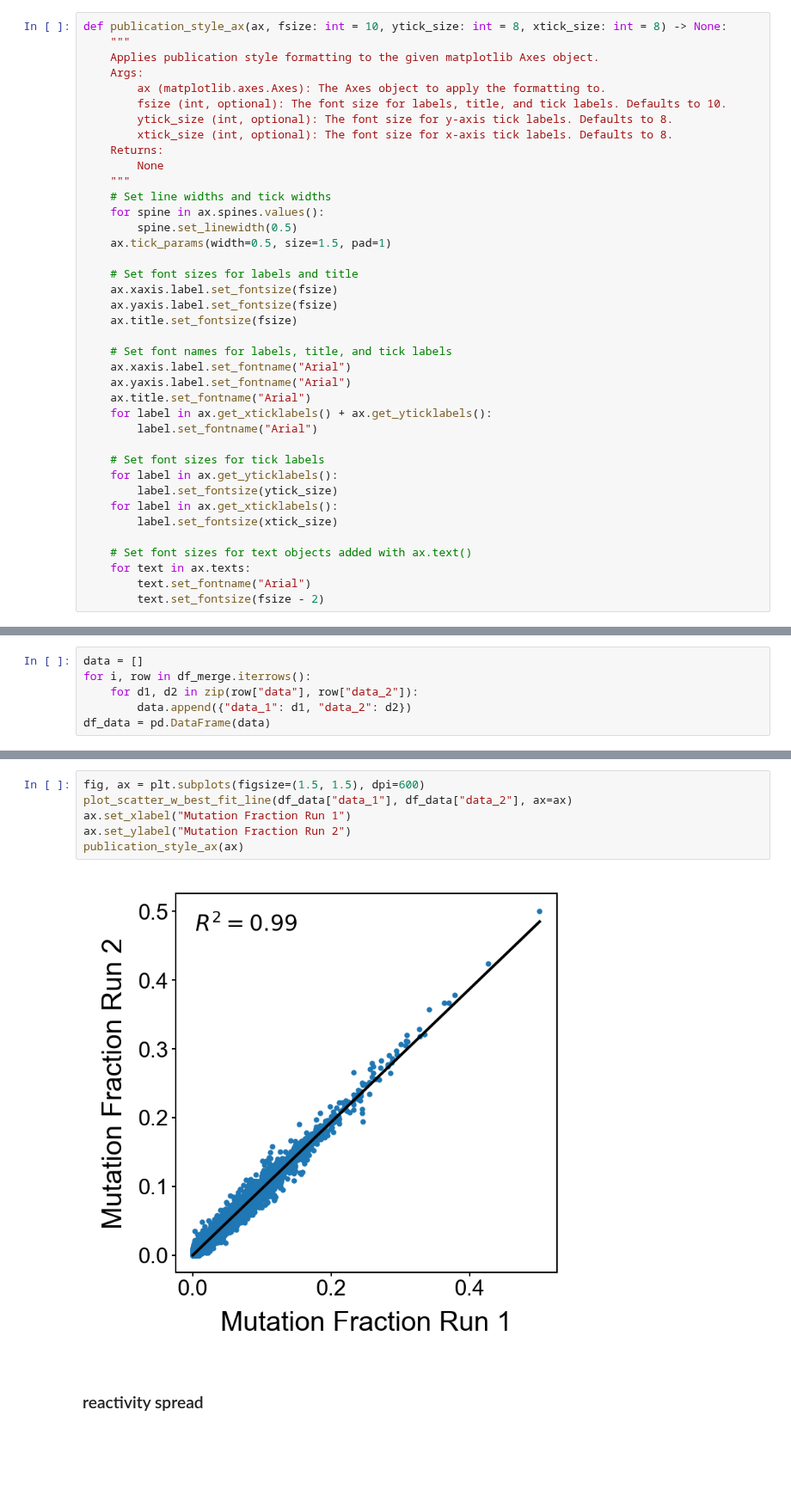
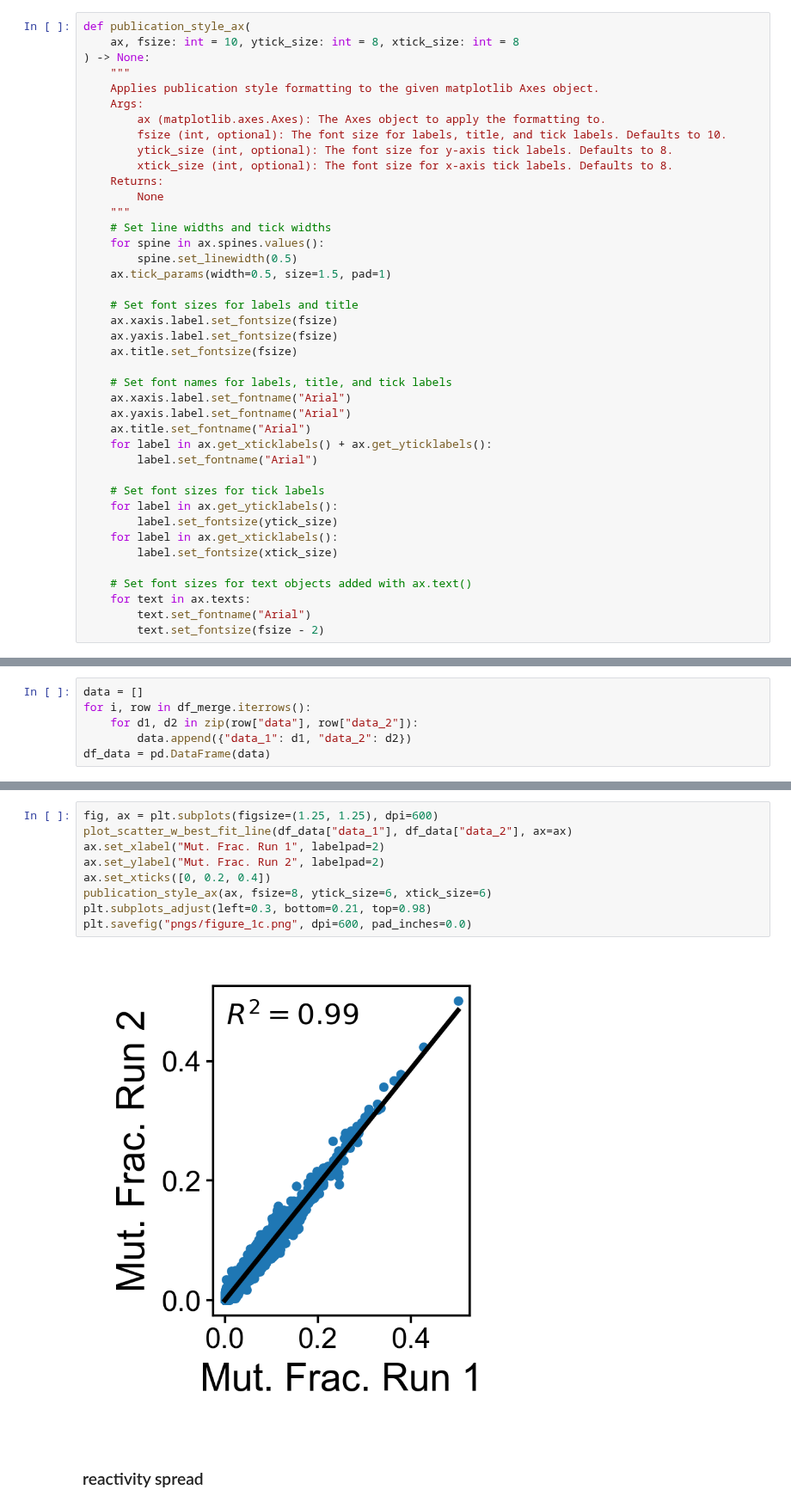
Before and after one commit to YesselmanLabPublications/2025_char_3d_struct_features, a Jupyter notebook: notebooks/figures/figure_1.ipynb, the cells around one changed output, grey strips where cells are left out. Shown at 86% size. Saved outputs shown, nothing was run; the diff lists cells and outputs as text; blank space fills up the shorter version.

```diff
--- a/notebooks/figures/figure_1.ipynb
+++ b/notebooks/figures/figure_1.ipynb
@@ -35,5 +42,7 @@ df_residue['ln_r_data'].replace(-np.inf, -9.8, inplace=True)
 # %%
-def publication_style_ax(ax, fsize: int = 10, ytick_size: int = 8, xtick_size: int = 8) -> None:
+def publication_style_ax(
+    ax, fsize: int = 10, ytick_size: int = 8, xtick_size: int = 8
+) -> None:
     """
     Applies publication style formatting to the given matplotlib Axes object.
     Args:
@@ -124,11 +150,14 @@ df_data = pd.DataFrame(data)
 # %%
-fig, ax = plt.subplots(figsize=(1.5, 1.5), dpi=600)
+fig, ax = plt.subplots(figsize=(1.25, 1.25), dpi=600)
 plot_scatter_w_best_fit_line(df_data["data_1"], df_data["data_2"], ax=ax)
-ax.set_xlabel("Mutation Fraction Run 1")
-ax.set_ylabel("Mutation Fraction Run 2")
-publication_style_ax(ax)
+ax.set_xlabel("Mut. Frac. Run 1", labelpad=2)
+ax.set_ylabel("Mut. Frac. Run 2", labelpad=2)
+ax.set_xticks([0, 0.2, 0.4])
+publication_style_ax(ax, fsize=8, ytick_size=6, xtick_size=6)
+plt.subplots_adjust(left=0.3, bottom=0.21, top=0.98)
+plt.savefig("pngs/figure_1c.png", dpi=600, pad_inches=0.0)
 # %% [output]
-[figure, old version]
+[figure, new version]
 # %% [markdown]
 ### reactivity spread
 # %%
```
Also changed, not shown: parts of 15 cells of this notebook, 3 other files.
